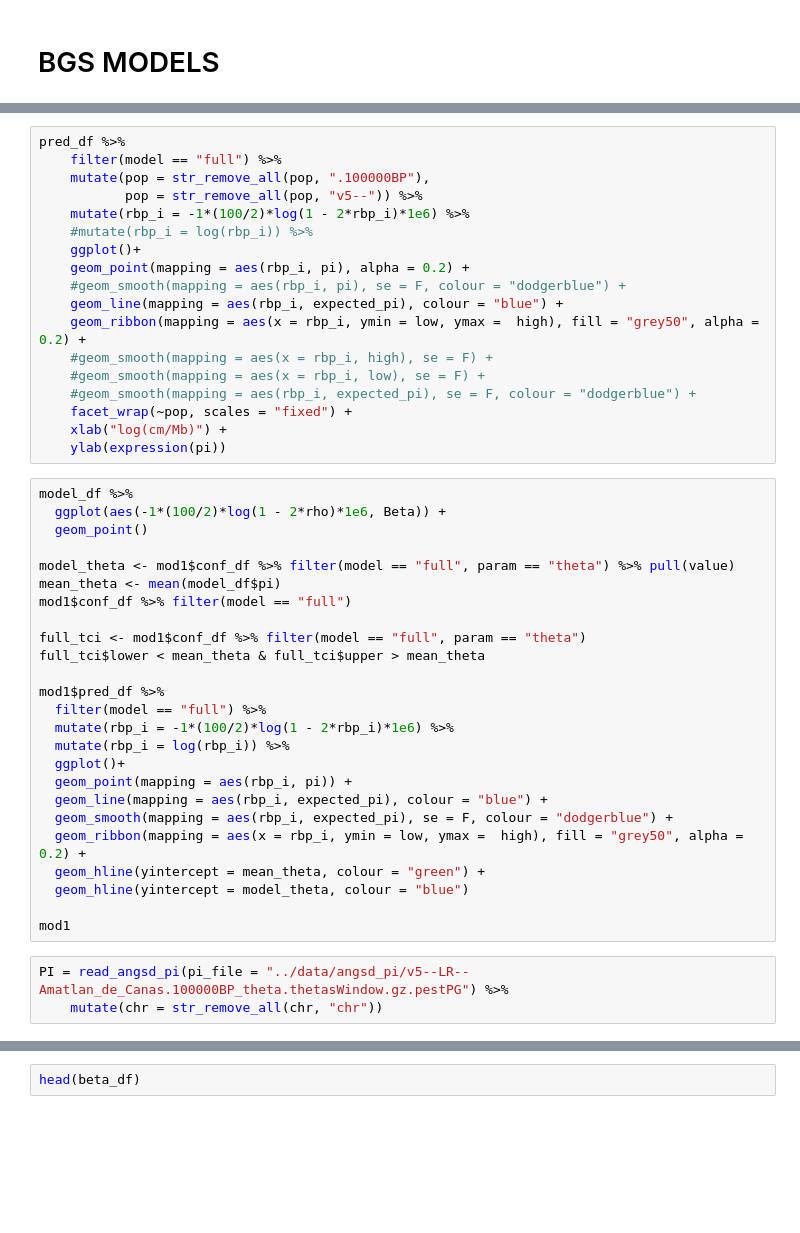
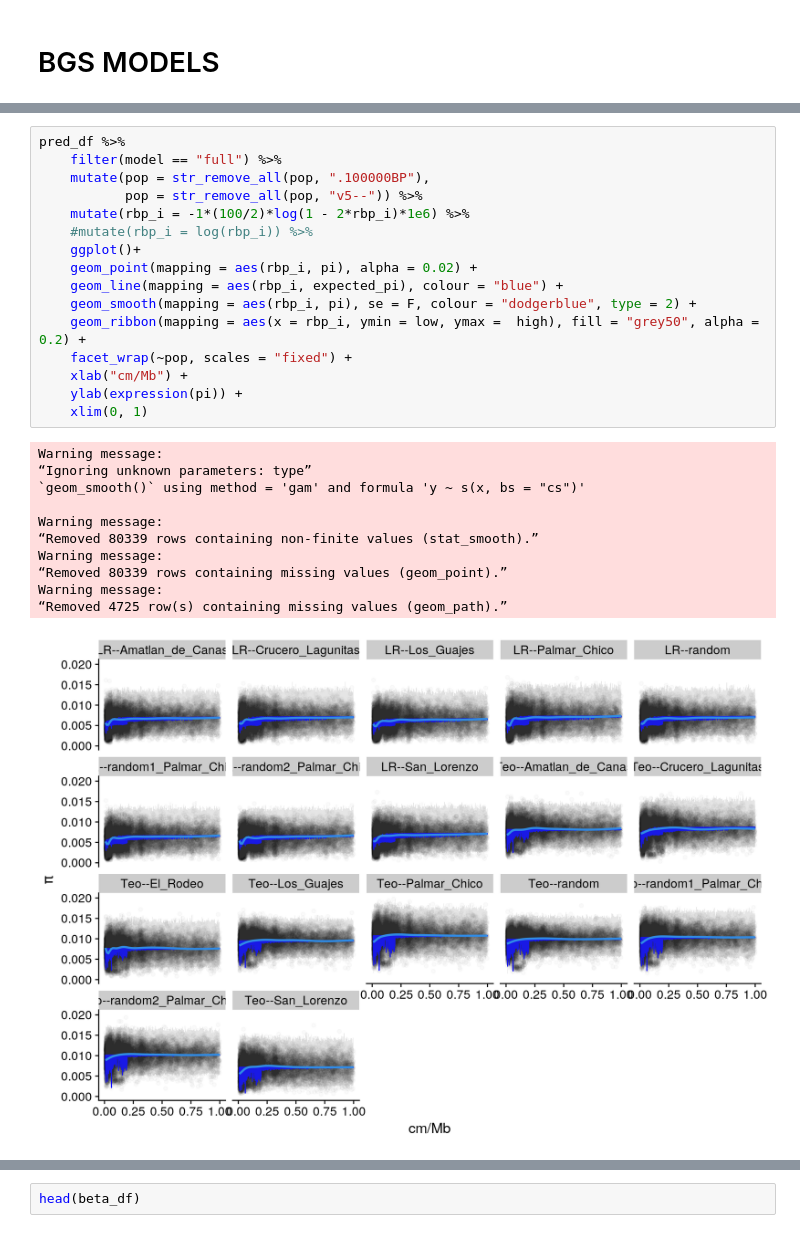
Before and after one commit to silastittes/parv_local, a Jupyter notebook: notebooks/BGSmodeling.ipynb, the cells around one changed output, grey strips where cells are left out. Cells and saved outputs as stored; diff of their text form; blank space fills up the shorter version.

```diff
--- a/notebooks/BGSmodeling.ipynb
+++ b/notebooks/BGSmodeling.ipynb
@@ -613,49 +705,31 @@ b + a + plot_layout(widths = c(1,2))
 # %%
 pred_df %>%
     filter(model == "full") %>%
     mutate(pop = str_remove_all(pop, ".100000BP"),
            pop = str_remove_all(pop, "v5--")) %>%
     mutate(rbp_i = -1*(100/2)*log(1 - 2*rbp_i)*1e6) %>%
     #mutate(rbp_i = log(rbp_i)) %>%
     ggplot()+
-    geom_point(mapping = aes(rbp_i, pi), alpha = 0.2) +
-    #geom_smooth(mapping = aes(rbp_i, pi), se = F, colour = "dodgerblue") +
+    geom_point(mapping = aes(rbp_i, pi), alpha = 0.02) +
     geom_line(mapping = aes(rbp_i, expected_pi), colour = "blue") +
+    geom_smooth(mapping = aes(rbp_i, pi), se = F, colour = "dodgerblue", type = 2) +
     geom_ribbon(mapping = aes(x = rbp_i, ymin = low, ymax =  high), fill = "grey50", alpha = 0.2) +
-    #geom_smooth(mapping = aes(x = rbp_i, high), se = F) +
-    #geom_smooth(mapping = aes(x = rbp_i, low), se = F) +
-    #geom_smooth(mapping = aes(rbp_i, expected_pi), se = F, colour = "dodgerblue") +
     facet_wrap(~pop, scales = "fixed") +
-    xlab("log(cm/Mb)") +
-    ylab(expression(pi))
+    xlab("cm/Mb") +
+    ylab(expression(pi)) +
+    xlim(0, 1)
+# %% [output]
+Warning message:
+“Ignoring unknown parameters: type”
+`geom_smooth()` using method = 'gam' and formula 'y ~ s(x, bs = "cs")'
+
+Warning message:
+“Removed 80339 rows containing non-finite values (stat_smooth).”
+Warning message:
+“Removed 80339 rows containing missing values (geom_point).”
+Warning message:
+“Removed 4725 row(s) containing missing values (geom_path).”
+[figure, added]
-# %%
-model_df %>%
-  ggplot(aes(-1*(100/2)*log(1 - 2*rho)*1e6, Beta)) +
-  geom_point()
-
-model_theta <- mod1$conf_df %>% filter(model == "full", param == "theta") %>% pull(value)
-mean_theta <- mean(model_df$pi)
-mod1$conf_df %>% filter(model == "full")
-
-full_tci <- mod1$conf_df %>% filter(model == "full", param == "theta")
-full_tci$lower < mean_theta & full_tci$upper > mean_theta
-
-mod1$pred_df %>%
-  filter(model == "full") %>%
-  mutate(rbp_i = -1*(100/2)*log(1 - 2*rbp_i)*1e6) %>%
-  mutate(rbp_i = log(rbp_i)) %>%
-  ggplot()+
-  geom_point(mapping = aes(rbp_i, pi)) +
-  geom_line(mapping = aes(rbp_i, expected_pi), colour = "blue") +
-  geom_smooth(mapping = aes(rbp_i, expected_pi), se = F, colour = "dodgerblue") +
-  geom_ribbon(mapping = aes(x = rbp_i, ymin = low, ymax =  high), fill = "grey50", alpha = 0.2) +
-  geom_hline(yintercept = mean_theta, colour = "green") +
-  geom_hline(yintercept = model_theta, colour = "blue")
-
-mod1
-# %%
-PI = read_angsd_pi(pi_file = "../data/angsd_pi/v5--LR--Amatlan_de_Canas.100000BP_theta.thetasWindow.gz.pestPG") %>%
-    mutate(chr = str_remove_all(chr, "chr"))
 # %%
 #JUST BETA on v4 for Mitra
 
```
Also changed, not shown: parts of 14 cells of this notebook, 9 other files.
